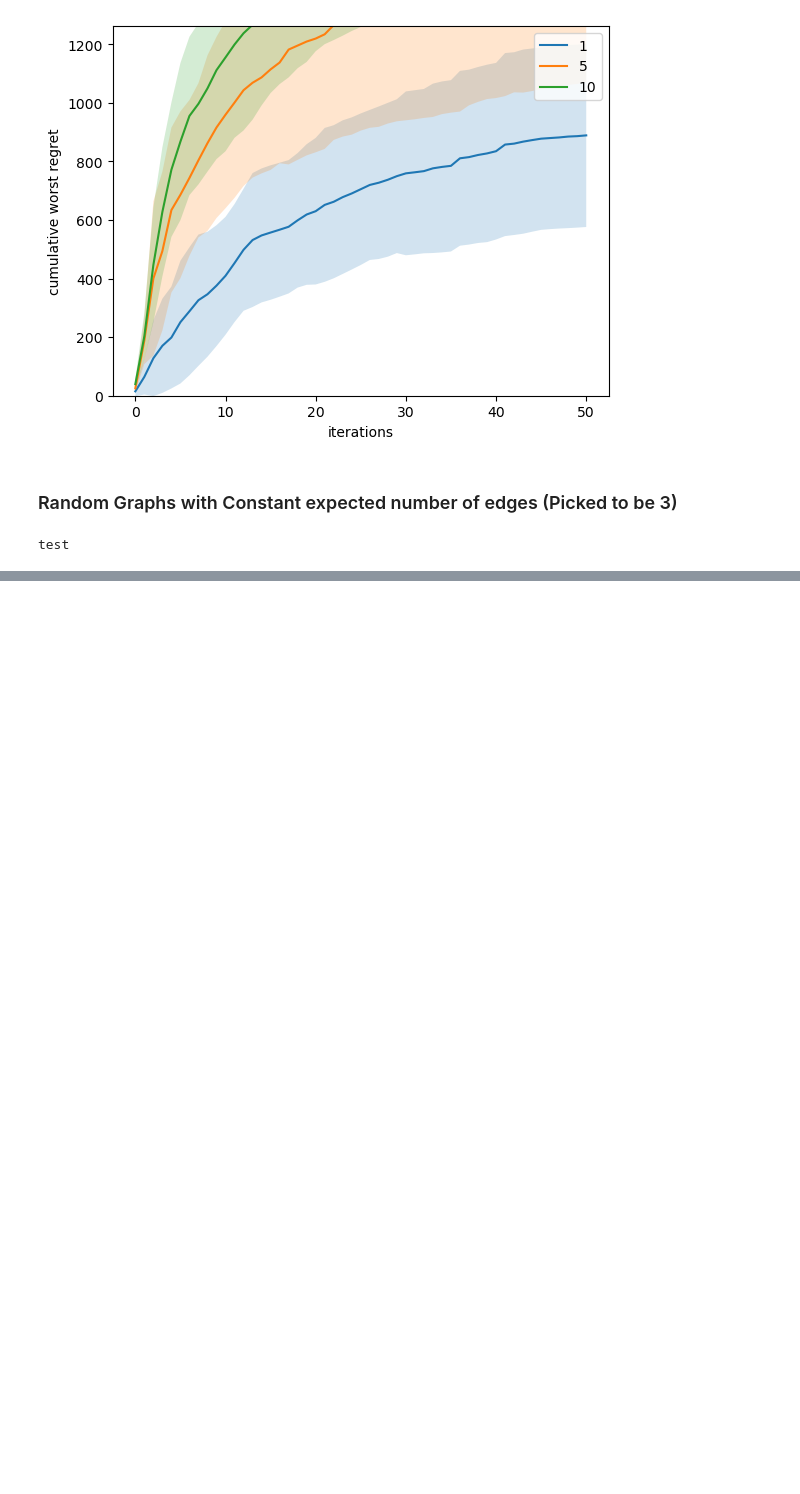
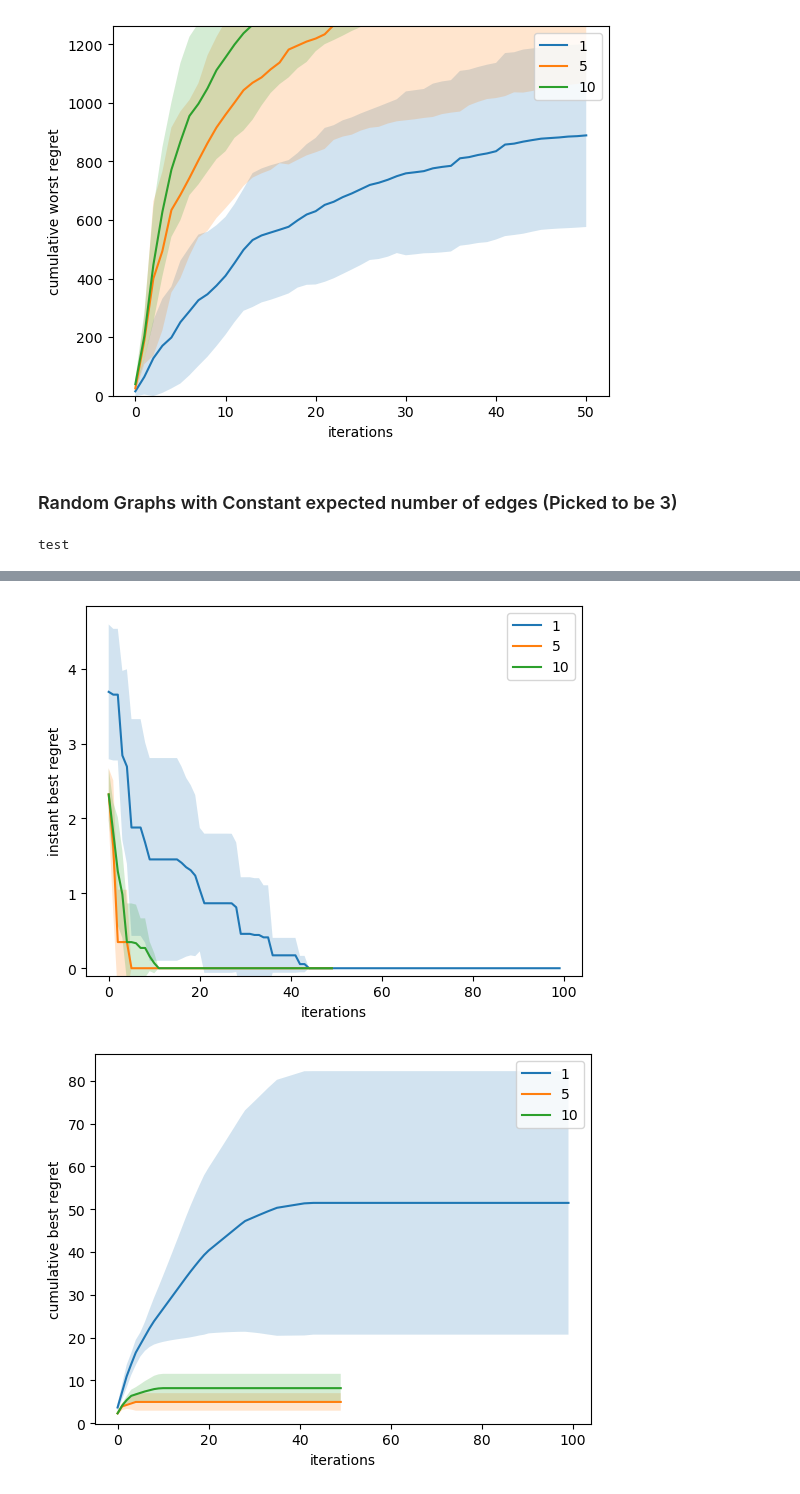
Before and after one commit to sabzer/distributed-bo, a Jupyter notebook: BO.ipynb, the cells around one changed output, grey strips where cells are left out. Cells and saved outputs as stored; diff of their text form; code cells hidden in the pictures; blank space fills up the shorter version.

```diff
--- a/BO.ipynb
+++ b/BO.ipynb
@@ -772,0 +944,6 @@ print(time.time()-start)
+# %%
+#noisy
+plotRegretsMultCaseWithVar(noisy_ackley_ER,[i for i in [1,5,10]])
+# %% [output]
+[figure, added]
+[figure, added]
```
Also changed, not shown: parts of 11 cells of this notebook.
